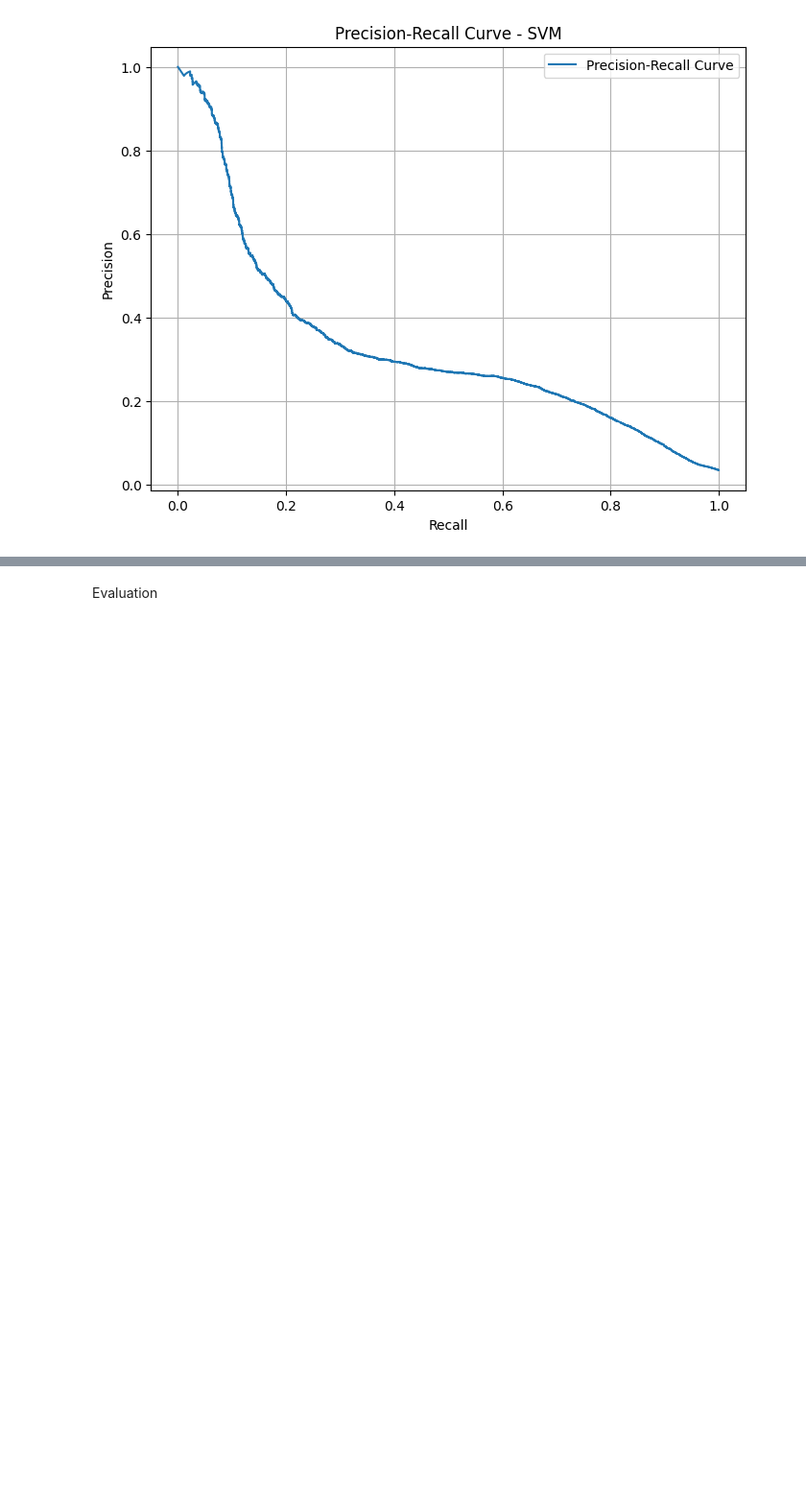
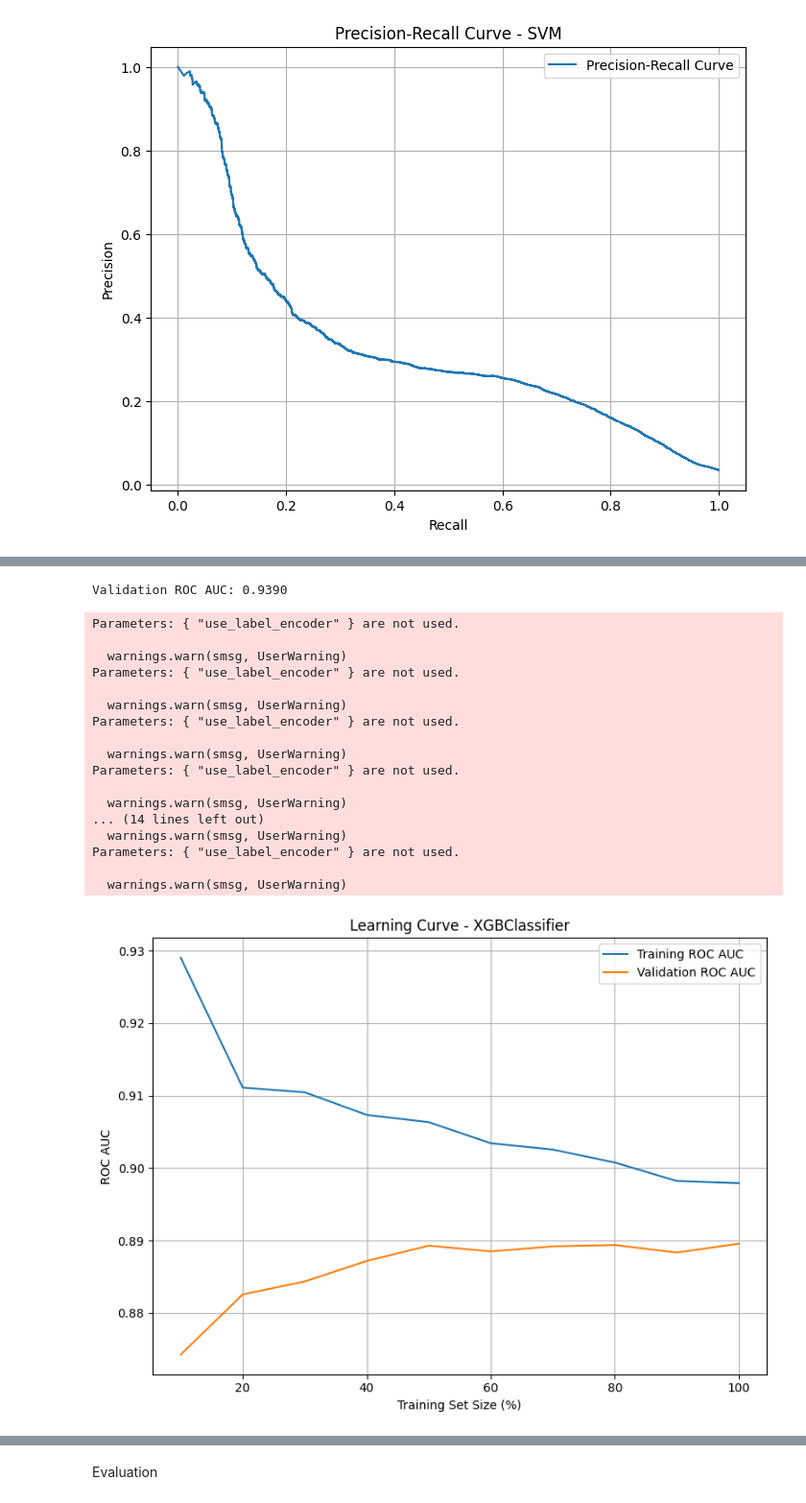
Before and after one commit to joshmoy/xai-fraud-detection, a Jupyter notebook: fraud_detection.ipynb, the cells around one changed output, grey strips where cells are left out. Shown at 96% size. Drawn from its saved outputs; the diff is of its cells as text; code cells hidden in the pictures; blank space fills up the shorter version.

```diff
--- a/fraud_detection.ipynb
+++ b/fraud_detection.ipynb
@@ -605,0 +736,16 @@ plot_precision_recall_curve(y_test, y_proba, "SVM")
+# %%
+xgb_clf = xgb.XGBClassifier(
+    n_estimators=100,
+    max_depth=4,
+    learning_rate=0.05,
+    subsample=0.7,
+    colsample_bytree=0.7,
+    eval_metric='logloss',
+    random_state=42
+)
+# %%
+xgb_clf.fit(
+    X_train_split, y_train_split,
+    eval_set=[(X_val, y_val)],
+    verbose=True
+)
@@ -605,0 +796,27 @@ plot_precision_recall_curve(y_test, y_proba, "SVM")
+# %%
+# Predict on validation data again
+y_val_proba = xgb_clf.predict_proba(X_val)[:, 1]
+print_validation_roc_auc(y_val, tuned_y_val_proba)
+# %% [output]
+Validation ROC AUC: 0.9390
+# %%
+plot_learning_curve_roc_auc(xgb_clf, X_train_split, y_train_split, X_val, y_val)
+# %% [output]
+Parameters: { "use_label_encoder" } are not used.
+
+  warnings.warn(smsg, UserWarning)
+Parameters: { "use_label_encoder" } are not used.
+
+  warnings.warn(smsg, UserWarning)
+Parameters: { "use_label_encoder" } are not used.
+
+  warnings.warn(smsg, UserWarning)
+Parameters: { "use_label_encoder" } are not used.
+
+  warnings.warn(smsg, UserWarning)
+... (14 lines left out)
+  warnings.warn(smsg, UserWarning)
+Parameters: { "use_label_encoder" } are not used.
+
+  warnings.warn(smsg, UserWarning)
+[figure, added]
```
Also changed, not shown: parts of 51 cells of this notebook.
